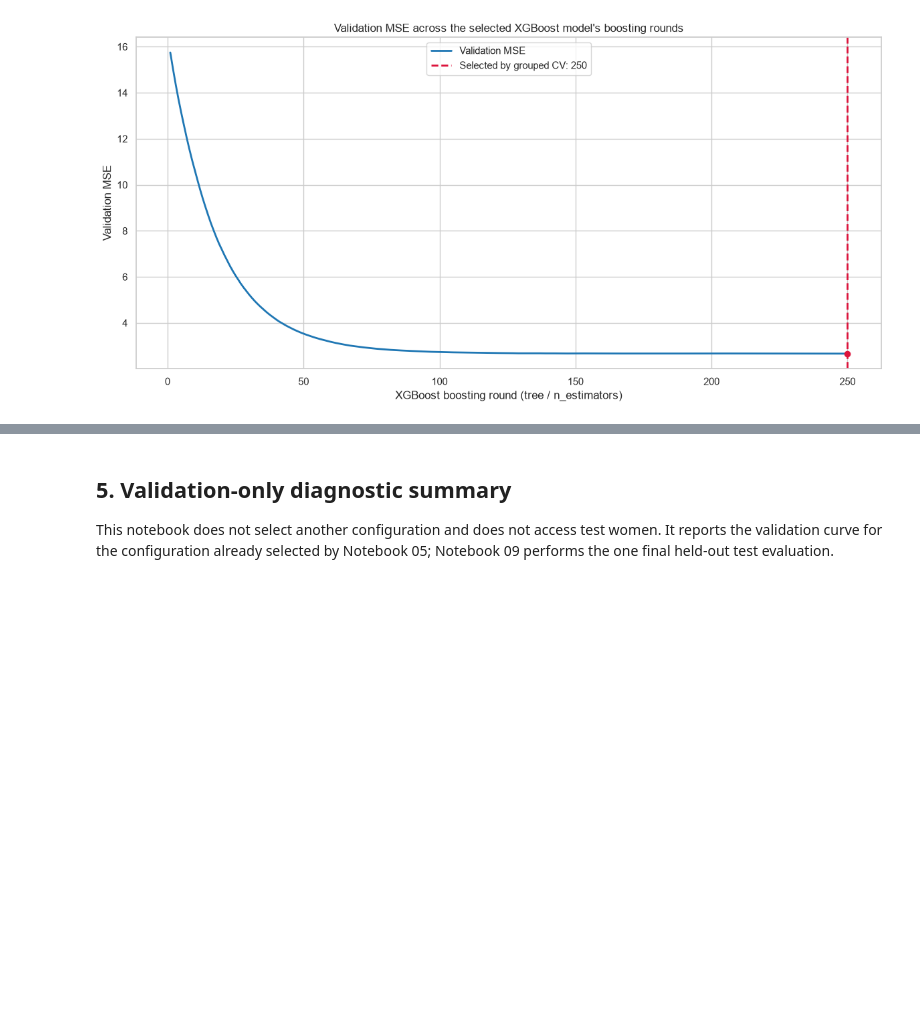
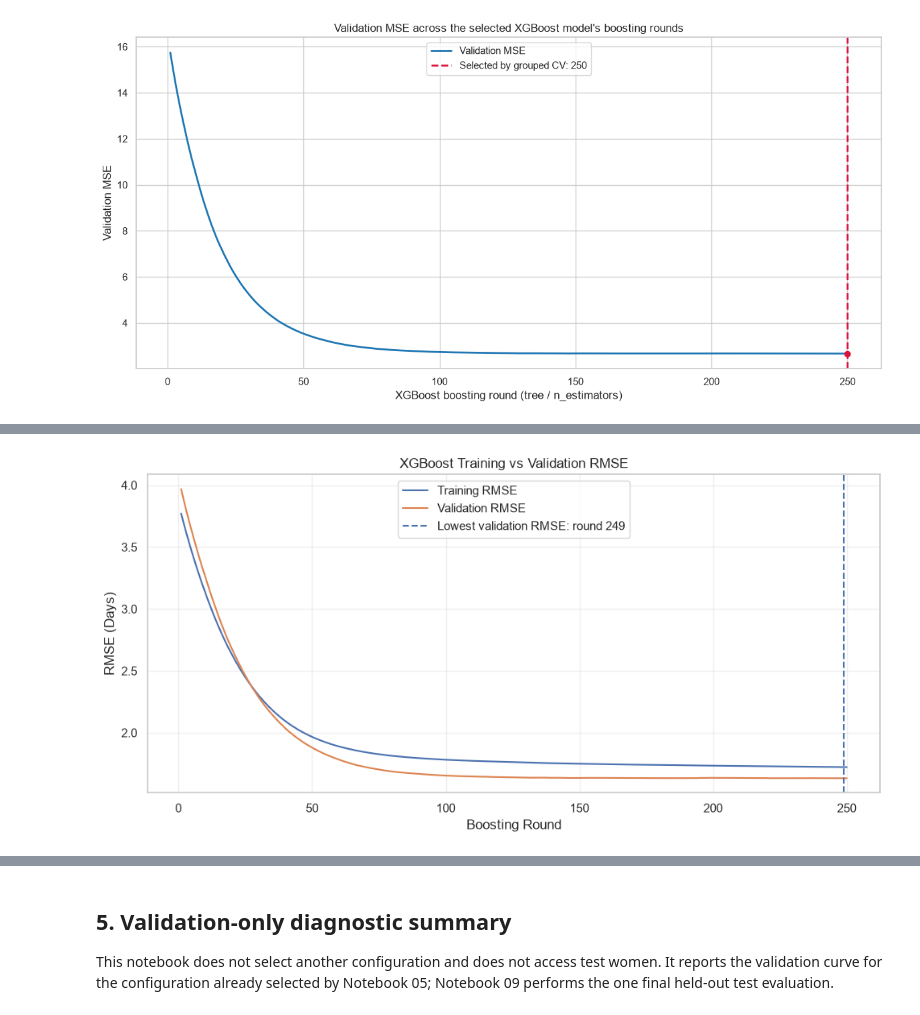
Before and after one commit to STRANGER-93/NAVYA_MODEL_2, a Jupyter notebook: notebooks/06_Boosting_Learning_Curve_Diagnostic.ipynb, the cells around one changed output, grey strips where cells are left out. Drawn from its saved outputs; the diff is of its cells as text; code cells hidden in the pictures; blank space fills up the shorter version.

Commit message:
Training vs Validation RMSE Across Boosting Rounds

```diff
--- a/notebooks/06_Boosting_Learning_Curve_Diagnostic.ipynb
+++ b/notebooks/06_Boosting_Learning_Curve_Diagnostic.ipynb
@@ -139,0 +142,81 @@ plt.show()
+# %%
+# ============================================================
+# Training vs Validation RMSE Across Boosting Rounds
+# ============================================================
+
+# Refit the same tuned XGBoost configuration only for diagnostics,
+# recording both training and validation error after each boosting round.
+
+diagnostic_estimator = XGBRegressor(
+    n_estimators=MAX_ITERATIONS,
+    random_state=RANDOM_STATE,
+    n_jobs=-1,
+    objective="reg:squarederror",
+    eval_metric="rmse",
+    **params,
+)
+
+diagnostic_estimator.fit(
+    X_train_imputed,
+    y_train,
+    eval_set=[
+        (X_train_imputed, y_train),
+        (X_val_imputed, y_val),
+    ],
+    verbose=False,
+)
+
+# Extract RMSE at every boosting round
+eval_results = diagnostic_estimator.evals_result()
+
+train_rmse = np.asarray(
+    eval_results["validation_0"]["rmse"],
+    dtype=float
+)
+
+val_rmse = np.asarray(
+    eval_results["validation_1"]["rmse"],
+    dtype=float
+)
+
+iterations = np.arange(1, MAX_ITERATIONS + 1)
+
+# Find the lowest validation RMSE
+best_iteration = int(np.argmin(val_rmse) + 1)
+best_val_rmse = float(val_rmse[best_iteration - 1])
+
+# Plot
+plt.figure(figsize=(10, 5))
+
+plt.plot(
+    iterations,
+    train_rmse,
+    label="Training RMSE"
+)
+
+plt.plot(
+    iterations,
+    val_rmse,
+    label="Validation RMSE"
+)
+
+plt.axvline(
+    best_iteration,
+    linestyle="--",
+    label=f"Lowest validation RMSE: round {best_iteration}"
+)
+
+plt.xlabel("Boosting Round")
+plt.ylabel("RMSE (Days)")
+plt.title("XGBoost Training vs Validation RMSE")
+plt.legend()
+plt.grid(alpha=0.3)
+plt.tight_layout()
+
+plt.show()
+
+print(f"Lowest validation RMSE: {best_val_rmse:.4f} days")
+print(f"Observed at boosting round: {best_iteration}")
+print(f"Selected boosting rounds from Notebook 05: {MAX_ITERATIONS}")
+# %% [output]
+[figure, added]
```
Also changed, not shown: parts of 2 cells of this notebook.
